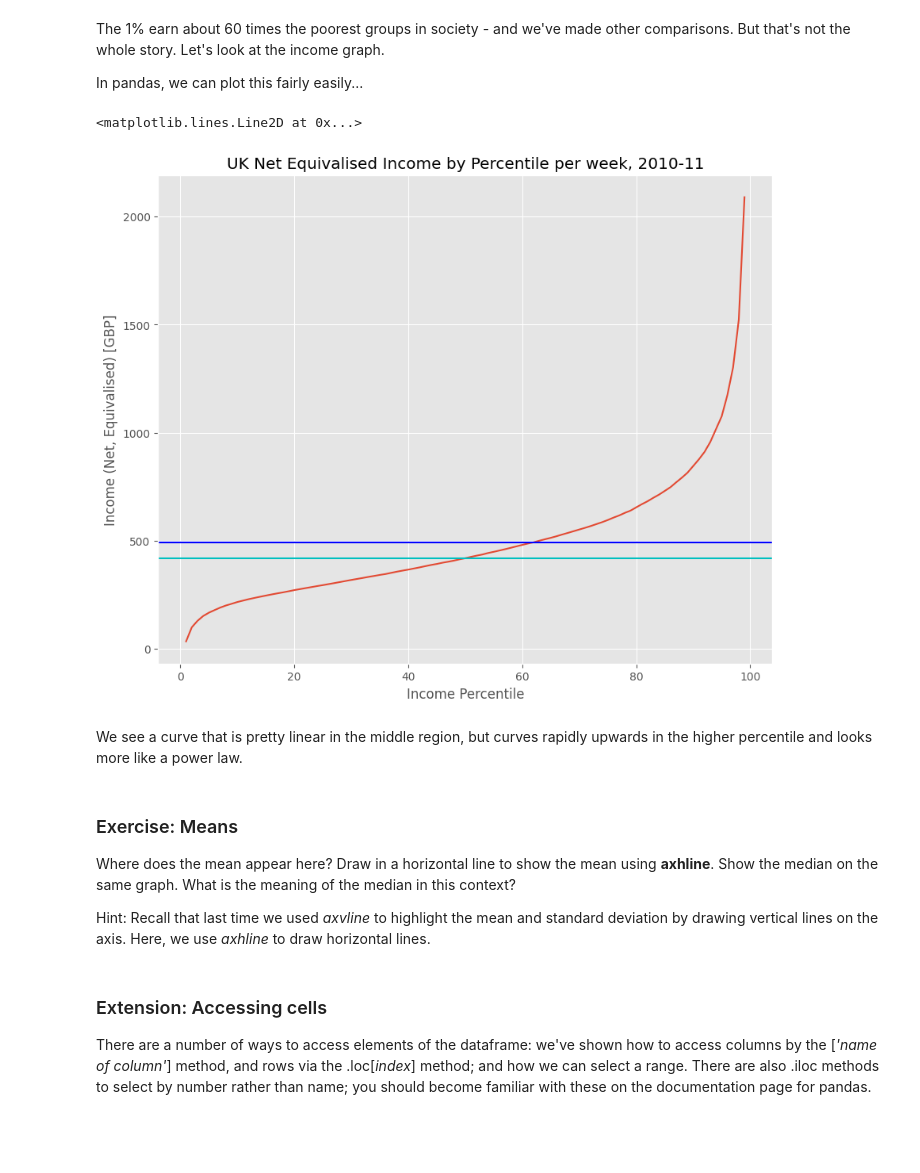
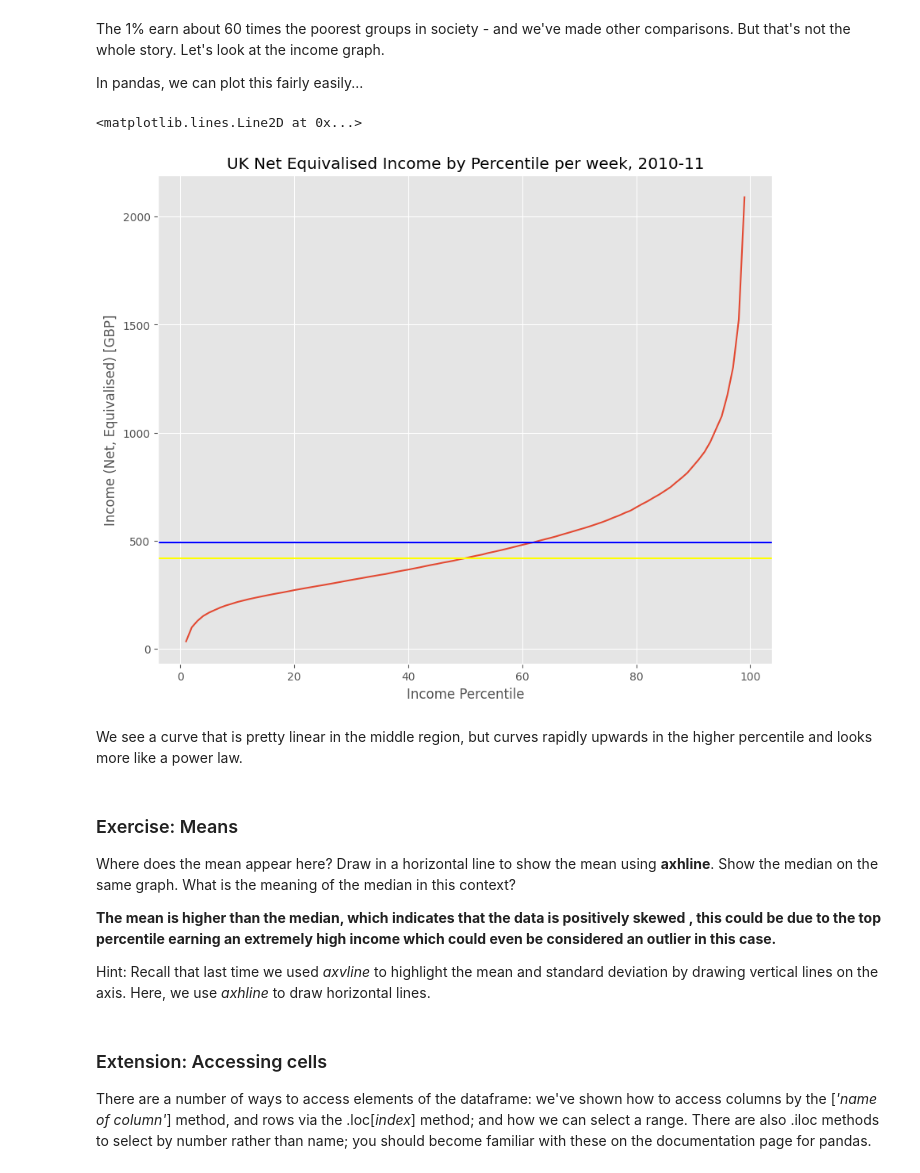
Before and after one commit to sofiya-sh/QM2, a Jupyter notebook: notebooks/W02. Pandas.ipynb, the cells around one changed output. Drawn from its saved outputs; the diff is of its cells as text; code cells hidden in the pictures; blank space fills up the shorter version.

```diff
--- a/notebooks/W02. Pandas.ipynb
+++ b/notebooks/W02. Pandas.ipynb
@@ -219,17 +221,17 @@ In pandas, we can plot this fairly easily...
 # %%
 income['Net equivalised household income in 2010-11, week'].plot()
 plt.title('UK Net Equivalised Income by Percentile per week, 2010-11')
 plt.xlabel('Income Percentile')
 plt.ylabel('Income (Net, Equivalised) [GBP]')
 
 mean = income['Net equivalised household income in 2010-11, week'].mean()
 median = income['Net equivalised household income in 2010-11, week'].median()
 
-plt.axhline(mean, color='b')
-plt.axhline(median, color='c')
+plt.axhline(mean, color='blue')
+plt.axhline(median, color='yellow')
 # %% [output]
 <matplotlib.lines.Line2D at 0x...>
-[figure, old version]
+[figure, new version]
 # %% [markdown]
 We see a curve that is pretty linear in the middle region, but curves rapidly upwards in the higher percentile and looks more like a power law.
 # %% [markdown]
@@ -237,6 +239,9 @@ We see a curve that is pretty linear in the middle region, but curves rapidly up
 
 Where does the mean appear here? Draw in a horizontal line to show the mean using **axhline**. Show the median on the same graph. What is the meaning of the median in this context?
 
+**The mean is higher than the median, which indicates that the data is positively skewed , this could be due to the top percentile earning an extremely high income which could even be considered an outlier in this case.**
+
+
 Hint: Recall that last time we used *axvline* to highlight the mean and standard deviation by drawing vertical lines on the axis. Here, we use *axhline* to draw horizontal lines.
 # %% [markdown]
 ### Extension: Accessing cells
```
Also changed, not shown: parts of 10 cells of this notebook.
